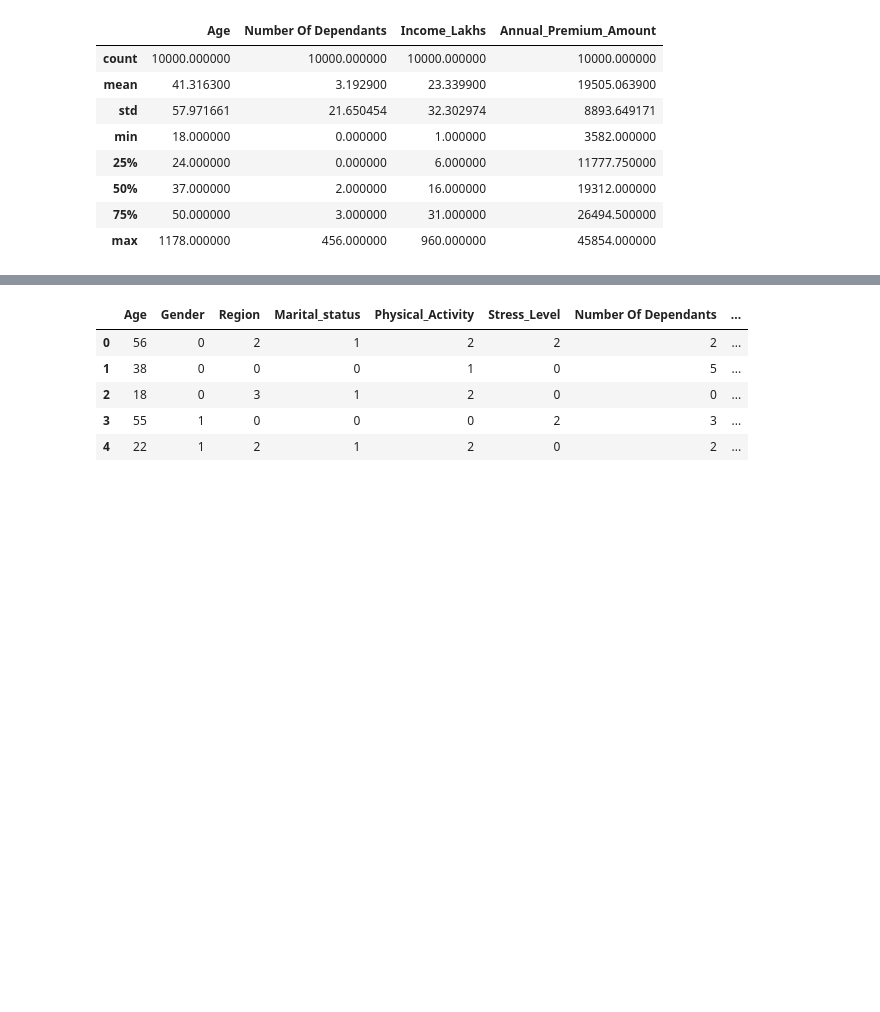
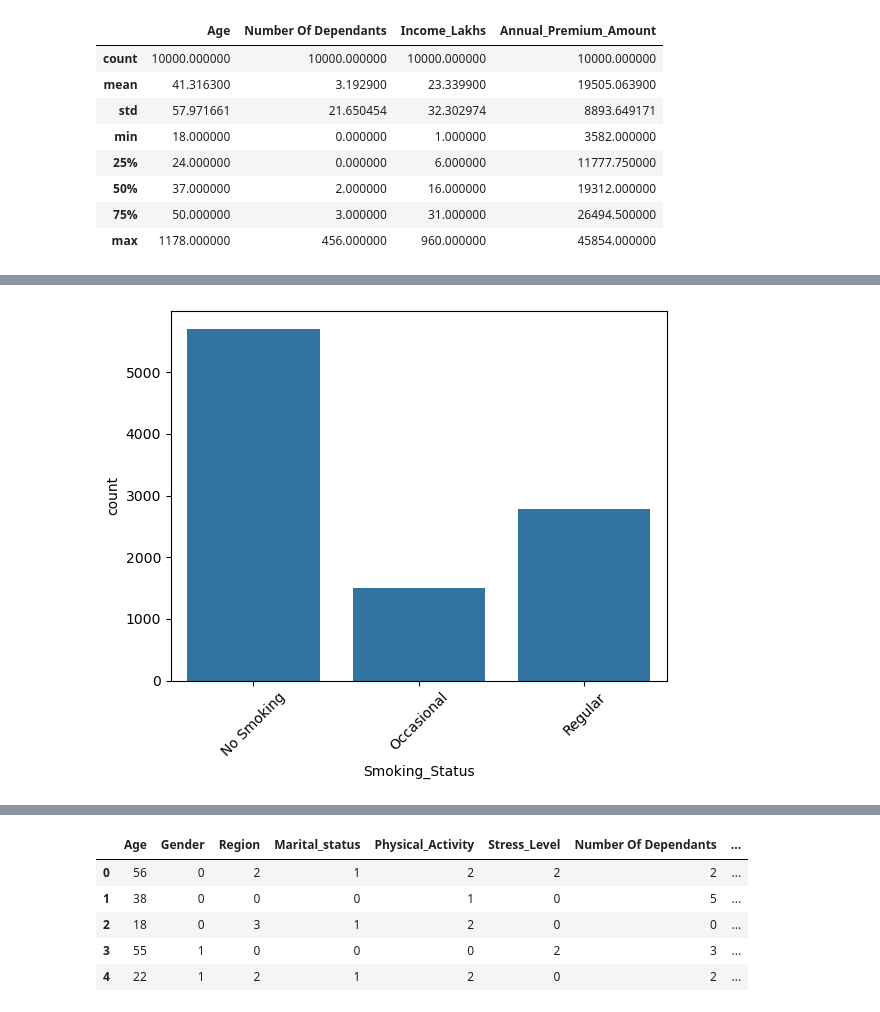
Before and after one commit to Karan-Khilnani/health-insurance-premium-predictor, a Jupyter notebook: Health_insu_premium.ipynb, the cells around one changed output, grey strips where cells are left out. Saved outputs shown, nothing was run; the diff lists cells and outputs as text; code cells hidden in the pictures; blank space fills up the shorter version.

```diff
--- a/Health_insu_premium.ipynb
+++ b/Health_insu_premium.ipynb
@@ -115,0 +141,6 @@ df.describe()
+# %%
+sns.countplot(data=df, x="Smoking_Status")
+plt.xticks(rotation=45)
+plt.show()
+# %% [output]
+[figure, added]
```
Also changed, not shown: parts of 28 cells of this notebook.
